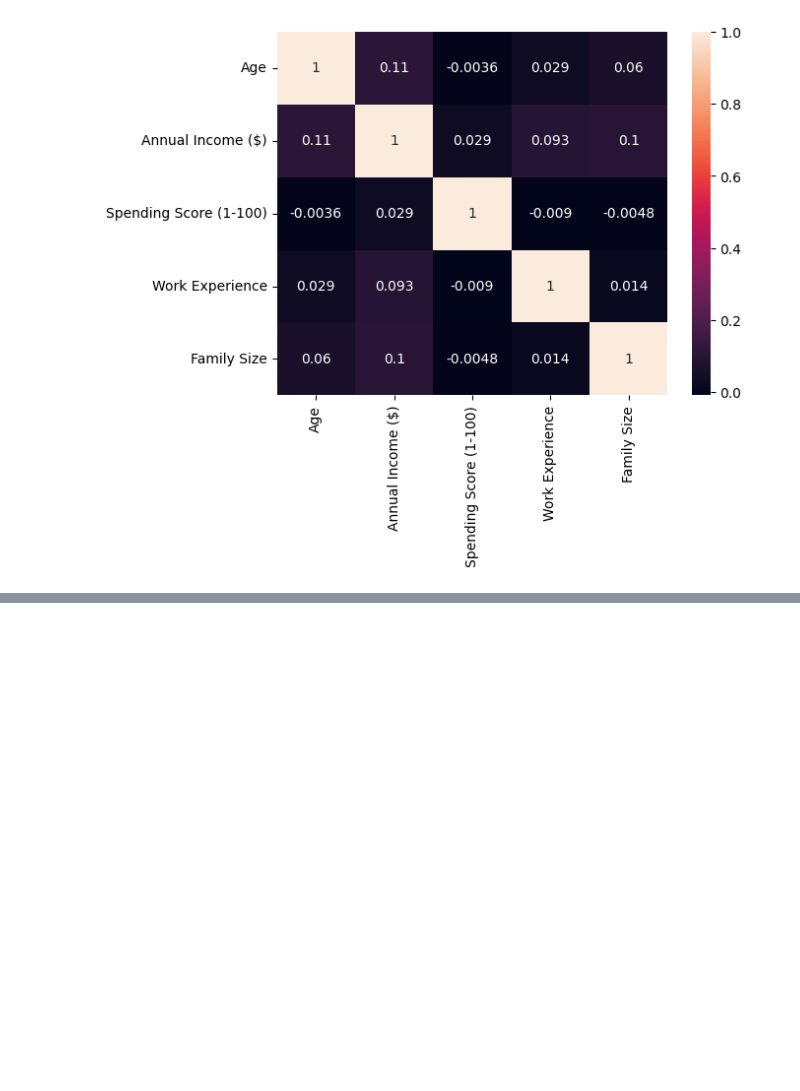
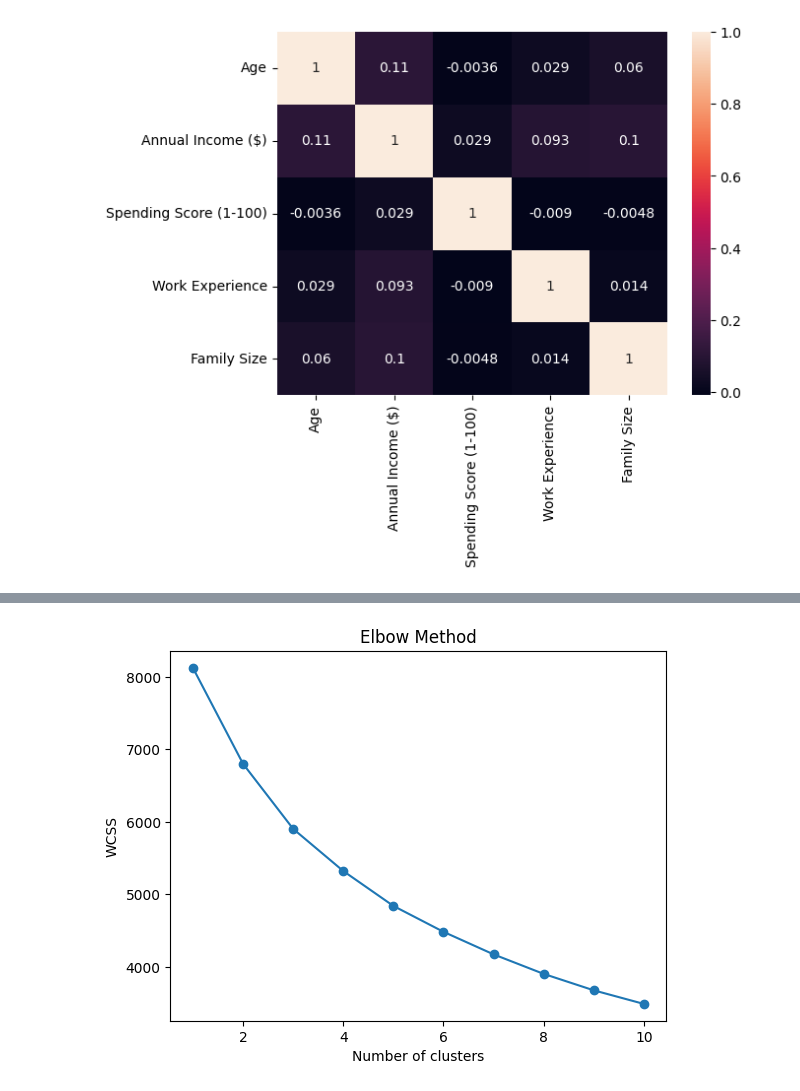
Before and after one commit to mayurasandakalum/shop-customer-data-clustering, a Jupyter notebook: code.ipynb, the cells around one changed output, grey strips where cells are left out. Cells and saved outputs as stored; diff of their text form; code cells hidden in the pictures; blank space fills up the shorter version.

```diff
--- a/code.ipynb
+++ b/code.ipynb
@@ -343,0 +429,23 @@ sns.heatmap(df2[['Age', 'Annual Income ($)', 'Spending Score (1-100)', 'Work Exp
+# %%
+# Selecting the features to include in the KMeans clustering
+X = df2[numerical_columns]
+
+# List to hold the within sum of squares for each number of clusters
+wcss = []
+
+# Loop over different values of k (number of clusters)
+for i in range(1, 11):
+    kmeans = KMeans(
+        n_clusters=i, init="k-means++", max_iter=300, n_init=10, random_state=0
+    )
+    kmeans.fit(X)
+    wcss.append(kmeans.inertia_)
+
+# Plot the Elbow method graph
+plt.plot(range(1, 11), wcss, marker="o")
+plt.title("Elbow Method")
+plt.xlabel("Number of clusters")
+plt.ylabel("WCSS")
+plt.show()
+# %% [output]
+[figure, added]
```
Also changed, not shown: parts of 17 cells of this notebook.
